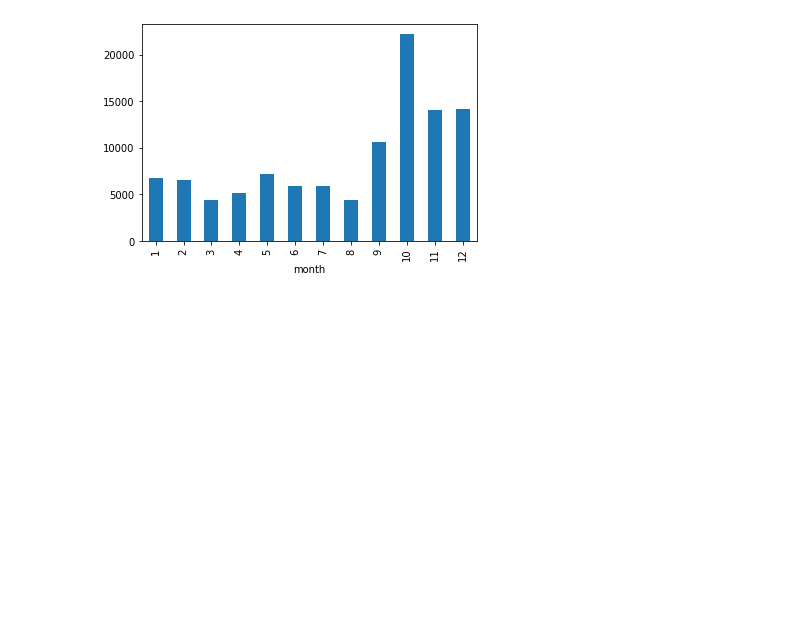
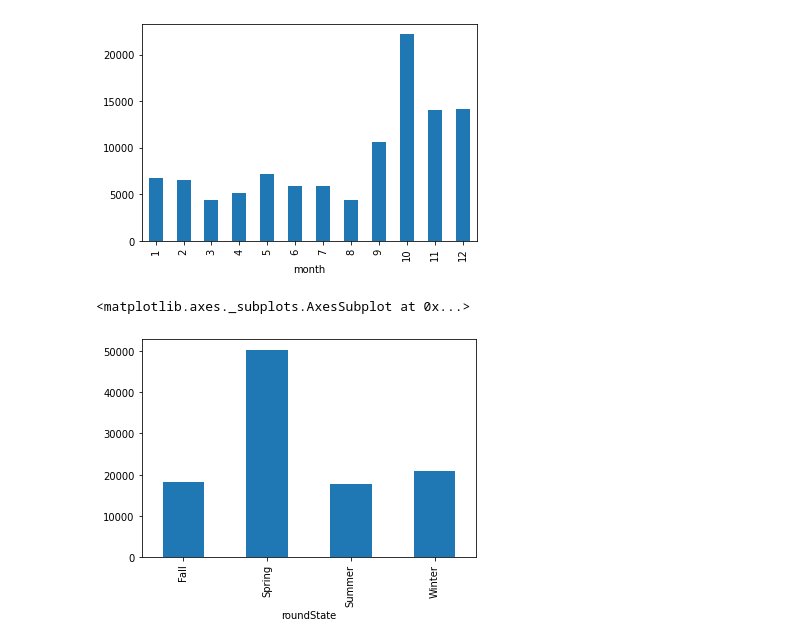
Before and after one commit to zedeme/Argentinian-Birds, a Jupyter notebook: gh_ArgentinianBirds.ipynb, the cells around one changed output. Saved outputs shown, nothing was run; the diff lists cells and outputs as text; code cells hidden in the pictures; blank space fills up the shorter version.

```diff
--- a/gh_ArgentinianBirds.ipynb
+++ b/gh_ArgentinianBirds.ipynb
@@ -248,3 +248,20 @@ df_ar.groupby("month")["gbifID"].count().plot.bar()
 # %% [output]
 <matplotlib.axes._subplots.AxesSubplot at 0x...>
 [figure]
+# %%
+def round_station(m):
+  if m <= 3:
+    return "Summer"
+  if m > 3 and m <= 6:
+    return "Fall"
+  if m > 6 and m <= 9:
+    return "Winter"
+  if m > 9 and m <= 12:
+    return "Spring"
+# %%
+df_ar["roundState"] = df_ar["month"].apply(lambda x: round_station(x))
+# %%
+df_ar.groupby("roundState")["gbifID"].count().plot.bar()
+# %% [output]
+<matplotlib.axes._subplots.AxesSubplot at 0x...>
+[figure, added]
```
Also changed, not shown: parts of 1 cell of this notebook.
